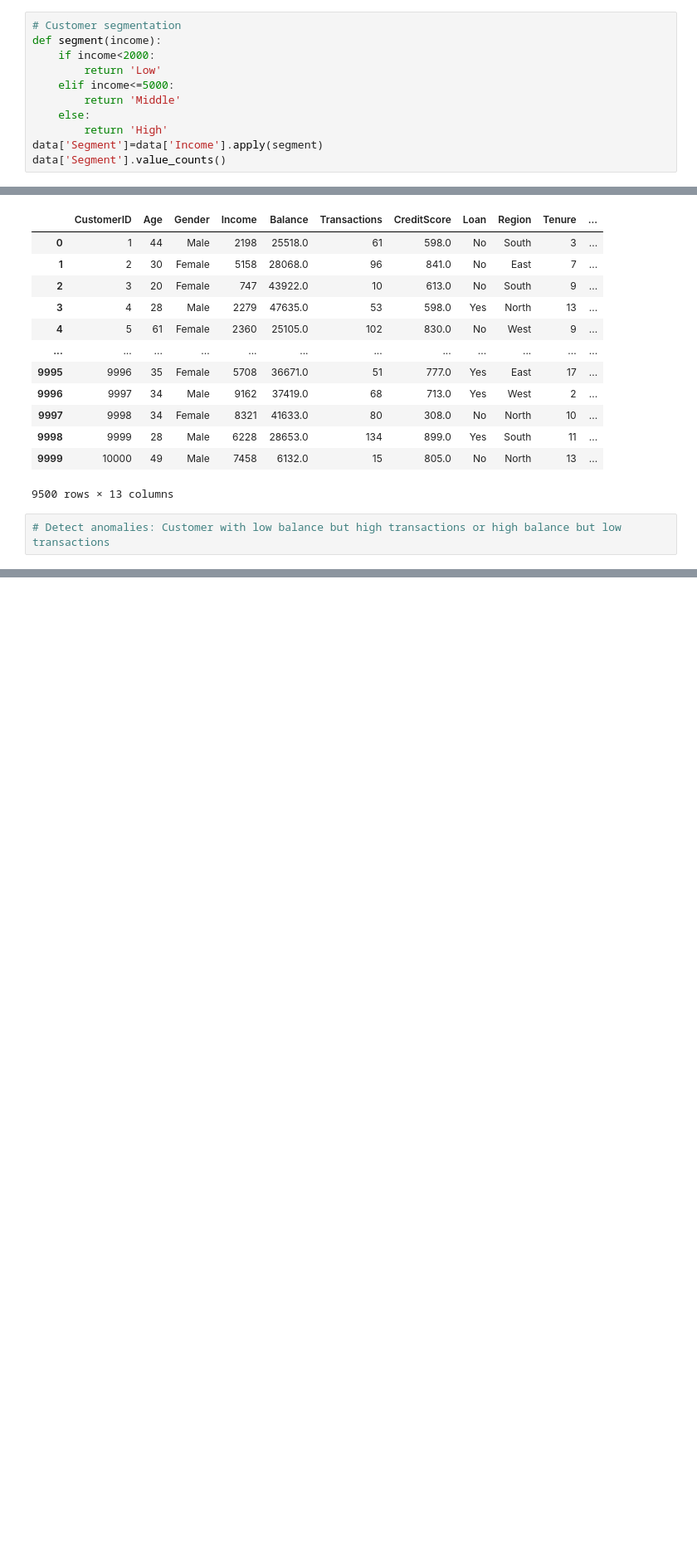
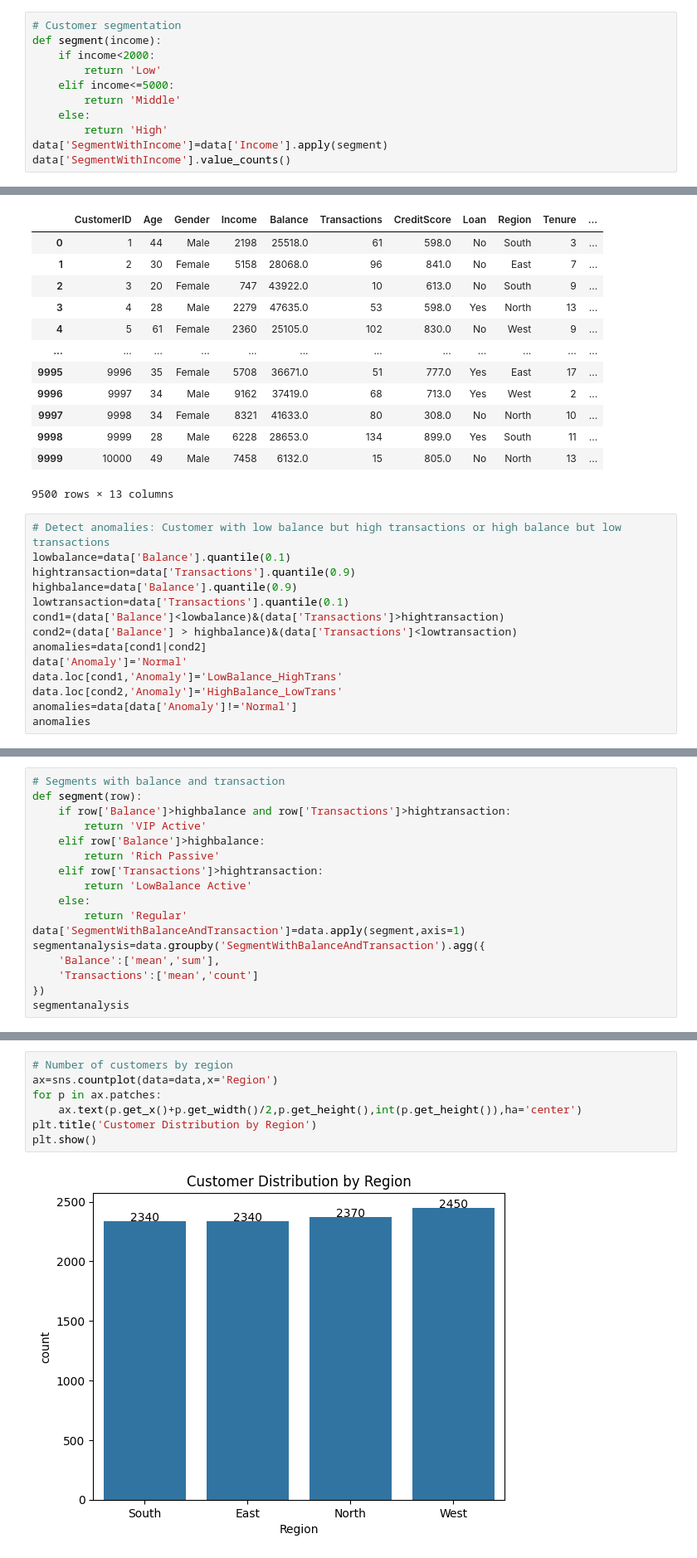
Before and after one commit to 07rauf/bank-data-analysis, a Jupyter notebook: analysis.ipynb, the cells around one changed output, grey strips where cells are left out. Shown at 83% size. Cells and saved outputs as stored; diff of their text form; blank space fills up the shorter version.

```diff
--- a/analysis.ipynb
+++ b/analysis.ipynb
@@ -180,6 +183,6 @@ def segment(income):
         return 'Middle'
     else:
         return 'High'
-data['Segment']=data['Income'].apply(segment)
-data['Segment'].value_counts()
+data['SegmentWithIncome']=data['Income'].apply(segment)
+data['SegmentWithIncome'].value_counts()
 # %% [output]
@@ -242,3 +245,15 @@ Name: count, dtype: int64
 9500 rows × 13 columns
 # %%
 # Detect anomalies: Customer with low balance but high transactions or high balance but low transactions
+lowbalance=data['Balance'].quantile(0.1)
+hightransaction=data['Transactions'].quantile(0.9)
+highbalance=data['Balance'].quantile(0.9)
+lowtransaction=data['Transactions'].quantile(0.1)
+cond1=(data['Balance']<lowbalance)&(data['Transactions']>hightransaction)
+cond2=(data['Balance'] > highbalance)&(data['Transactions']<lowtransaction)
+anomalies=data[cond1|cond2]
+data['Anomaly']='Normal'
+data.loc[cond1,'Anomaly']='LowBalance_HighTrans'
+data.loc[cond2,'Anomaly']='HighBalance_LowTrans'
+anomalies=data[data['Anomaly']!='Normal']
+anomalies
@@ -244,0 +283,17 @@ Name: count, dtype: int64
+# %%
+# Segments with balance and transaction
+def segment(row):
+    if row['Balance']>highbalance and row['Transactions']>hightransaction:
+        return 'VIP Active'
+    elif row['Balance']>highbalance:
+        return 'Rich Passive'
+    elif row['Transactions']>hightransaction:
+        return 'LowBalance Active'
+    else:
+        return 'Regular'
+data['SegmentWithBalanceAndTransaction']=data.apply(segment,axis=1)
+segmentanalysis=data.groupby('SegmentWithBalanceAndTransaction').agg({
+    'Balance':['mean','sum'],
+    'Transactions':['mean','count']
+})
+segmentanalysis
@@ -244,0 +308,9 @@ Name: count, dtype: int64
+# %%
+# Number of customers by region
+ax=sns.countplot(data=data,x='Region')
+for p in ax.patches:
+    ax.text(p.get_x()+p.get_width()/2,p.get_height(),int(p.get_height()),ha='center')
+plt.title('Customer Distribution by Region')
+plt.show()
+# %% [output]
+[figure, added]
```
Also changed, not shown: parts of 13 cells of this notebook, 1 other file.
